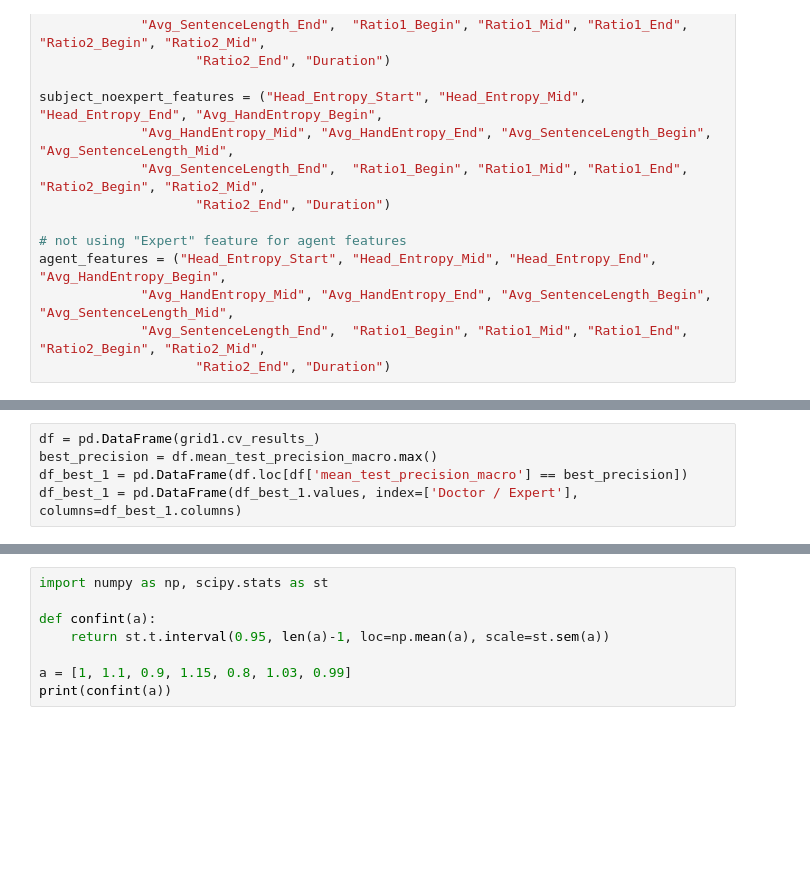
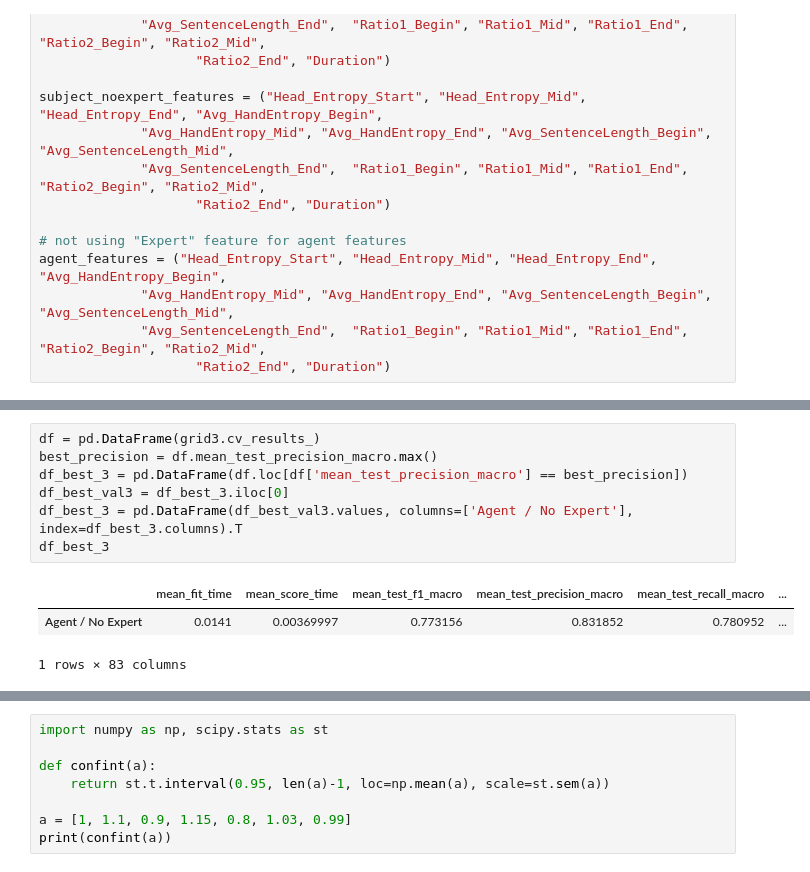
Before and after one commit to jbousque/predictionPresence, a Jupyter notebook: src/Learn.ipynb, the cells around one changed output, grey strips where cells are left out. Drawn from its saved outputs; the diff is of its cells as text; blank space fills up the shorter version.

```diff
--- a/src/Learn.ipynb
+++ b/src/Learn.ipynb
@@ -497,5 +508,11 @@ TypeError: Index(...) must be called with a collection of some kind, '' was pass
 # %%
-df = pd.DataFrame(grid1.cv_results_)
+df = pd.DataFrame(grid3.cv_results_)
 best_precision = df.mean_test_precision_macro.max()
-df_best_1 = pd.DataFrame(df.loc[df['mean_test_precision_macro'] == best_precision])
-df_best_1 = pd.DataFrame(df_best_1.values, index=['Doctor / Expert'], columns=df_best_1.columns)
+df_best_3 = pd.DataFrame(df.loc[df['mean_test_precision_macro'] == best_precision])
+df_best_val3 = df_best_3.iloc[0]
+df_best_3 = pd.DataFrame(df_best_val3.values, columns=['Agent / No Expert'], index=df_best_3.columns).T
+df_best_3
+# %% [output]
+|  | mean_fit_time | mean_score_time | mean_test_f1_macro | mean_test_precision_macro | mean_test_recall_macro | ... |
+| Agent / No Expert | 0.0141 | 0.00369997 | 0.773156 | 0.831852 | 0.780952 | ... |
+1 rows × 83 columns
```
Also changed, not shown: parts of 34 cells of this notebook.
